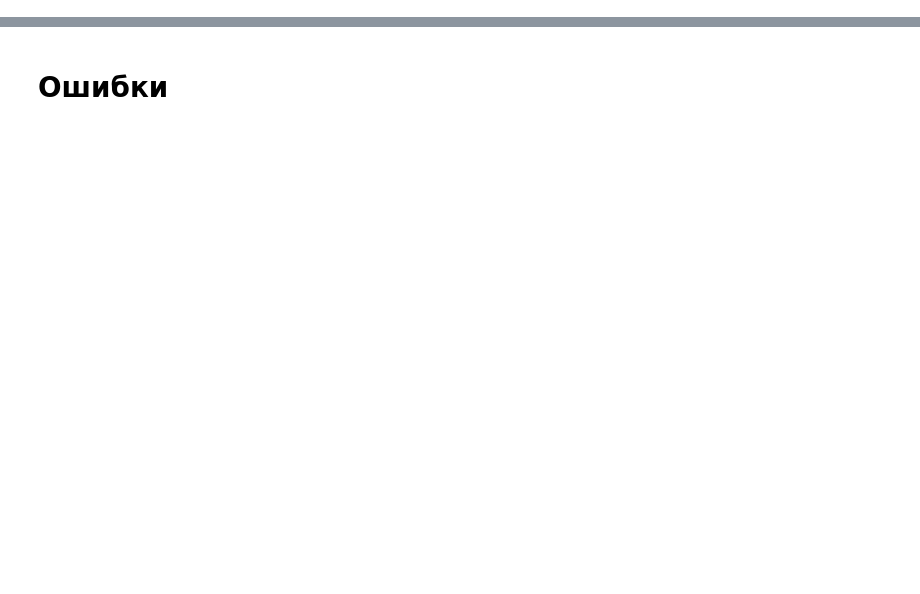
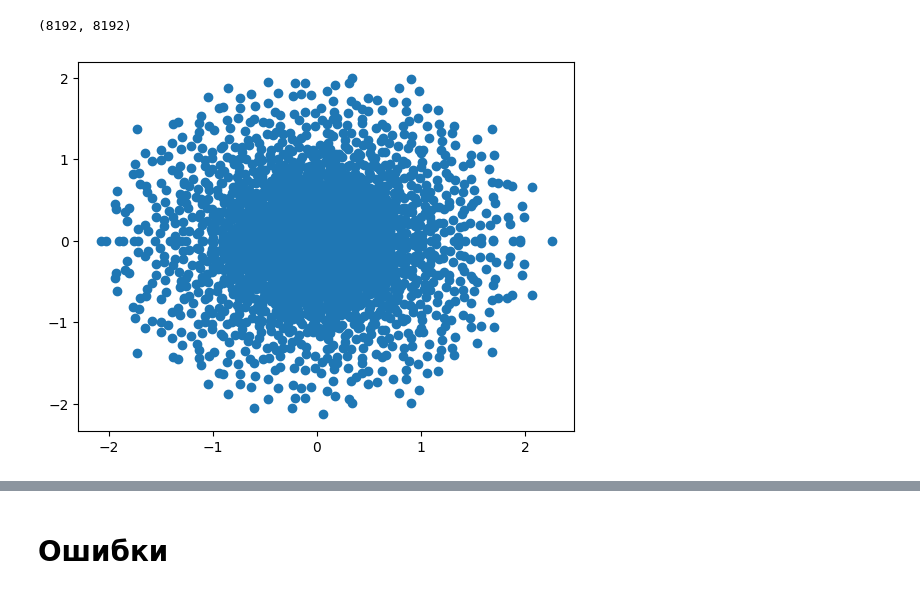
Before and after one commit to dkagramanyan/WC-Co_computer_vision, a Jupyter notebook: ml/vq_vae_2_embs.ipynb, the cells around one changed output, grey strips where cells are left out. Drawn from its saved outputs; the diff is of its cells as text; code cells hidden in the pictures; blank space fills up the shorter version.

```diff
--- a/ml/vq_vae_2_embs.ipynb
+++ b/ml/vq_vae_2_embs.ipynb
@@ -183,22 +245,31 @@ embs_t.shape
 # %%
-seed = 80
+seed = 51
 np.random.seed(seed)
-embs,_=train_test_split(embs_t,test_size=0.4311)
+torch.manual_seed(seed)
+
+_,embs=train_test_split(embs_t,test_size=0.505679)
 # %%
 embs.shape
+# %% [output]
+(8192, 8192)
+# %%
+eigenvalues_o, eigenvectors_o=np.linalg.eig(embs)
 # %%
-eigenvalues, eigenvectors=np.linalg.eig(embs)
-
 eigenvalues_tmp=[]
 eigenvectors_tmp=[]
 
-for i,value in tqdm(enumerate(eigenvalues)):
-    if value.real<5:
+for i,value in tqdm(enumerate(eigenvalues_o)):
+    if  value.real>-50  and value.imag <2 and value.real >-2.5 and value.real<4 and value.imag>-3:
         eigenvalues_tmp.append(value)
-        eigenvectors_tmp.append(eigenvectors[i])
+        eigenvectors_tmp.append(eigenvectors_o[i])
 
 eigenvalues=np.array(eigenvalues_tmp)
 eigenvectors=np.array(eigenvectors_tmp)
+# %%
+plt.scatter(eigenvalues.real, eigenvalues.imag)
+plt.show()
+# %% [output]
+[figure, added]
 # %%
 eigenvalues_with_index=np.concatenate([eigenvalues.reshape((-1,1)), np.arange(len(eigenvalues)).reshape((-1,1))],axis=1)
 # %%
```
Also changed, not shown: parts of 21 cells of this notebook, 36 other files.
